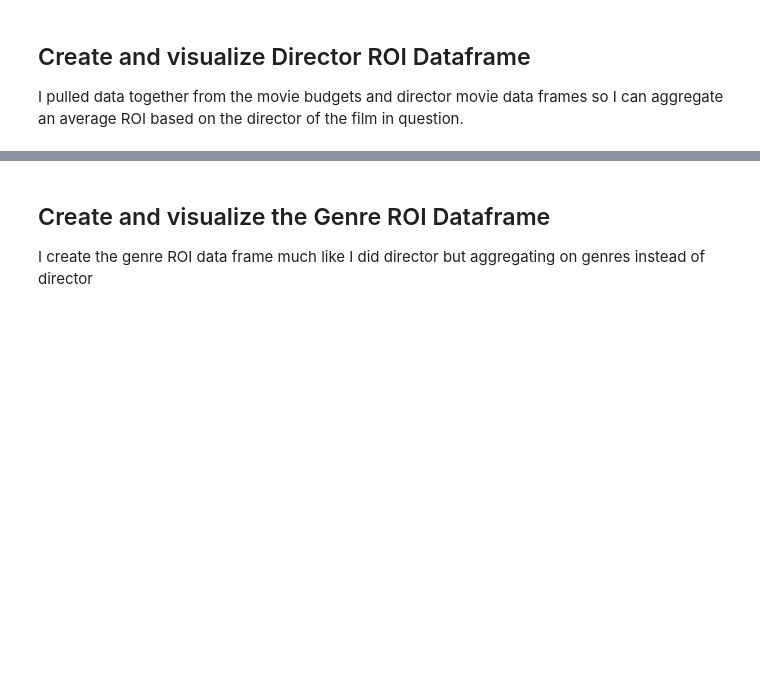
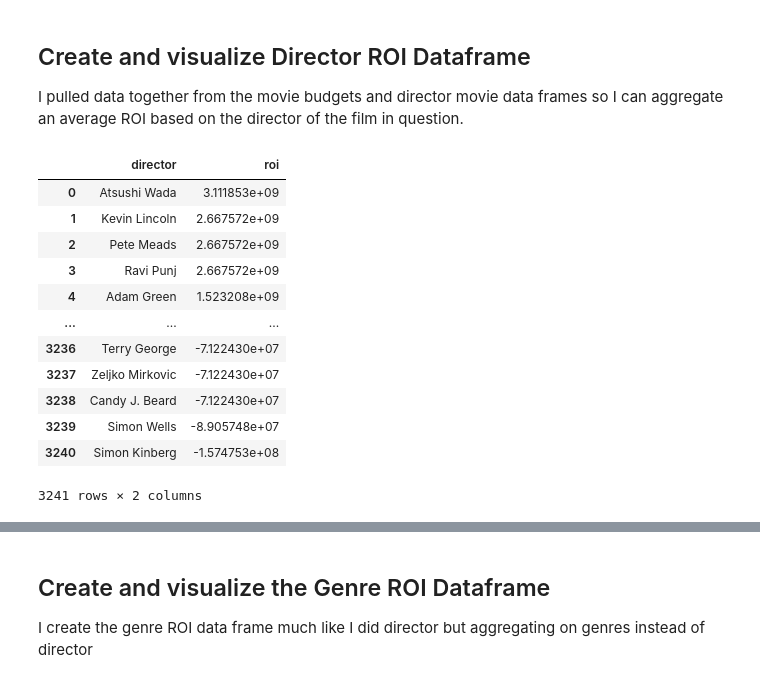
Before and after one commit to sammarder/dsc-phase-1-project-v2-4, a Jupyter notebook: student.ipynb, the cells around one changed output, grey strips where cells are left out. Saved outputs shown, nothing was run; the diff lists cells and outputs as text; code cells hidden in the pictures; blank space fills up the shorter version.

```diff
--- a/student.ipynb
+++ b/student.ipynb
@@ -141,7 +147,22 @@ I pulled data together from the movie budgets and director movie data frames so
 # %%
 director_roi_df = mb_df.join(director_movie_df, how="inner")
 director_roi_df = director_roi_df.groupby(['director']).mean()
 director_roi_df.sort_values(['roi'], ascending=False, inplace=True)
 director_roi_df.reset_index(inplace=True)
+director_roi_df
+# %% [output]
+|  | director | roi |
+| 0 | Atsushi Wada | 3.111853e+09 |
+| 1 | Kevin Lincoln | 2.667572e+09 |
+| 2 | Pete Meads | 2.667572e+09 |
+| 3 | Ravi Punj | 2.667572e+09 |
+| 4 | Adam Green | 1.523208e+09 |
+| ... | ... | ... |
+| 3236 | Terry George | -7.122430e+07 |
+| 3237 | Zeljko Mirkovic | -7.122430e+07 |
+| 3238 | Candy J. Beard | -7.122430e+07 |
+| 3239 | Simon Wells | -8.905748e+07 |
+| 3240 | Simon Kinberg | -1.574753e+08 |
+3241 rows × 2 columns
 # %%
 f, ax = plt.subplots()
```
Also changed, not shown: parts of 9 cells of this notebook, 5 other files.
